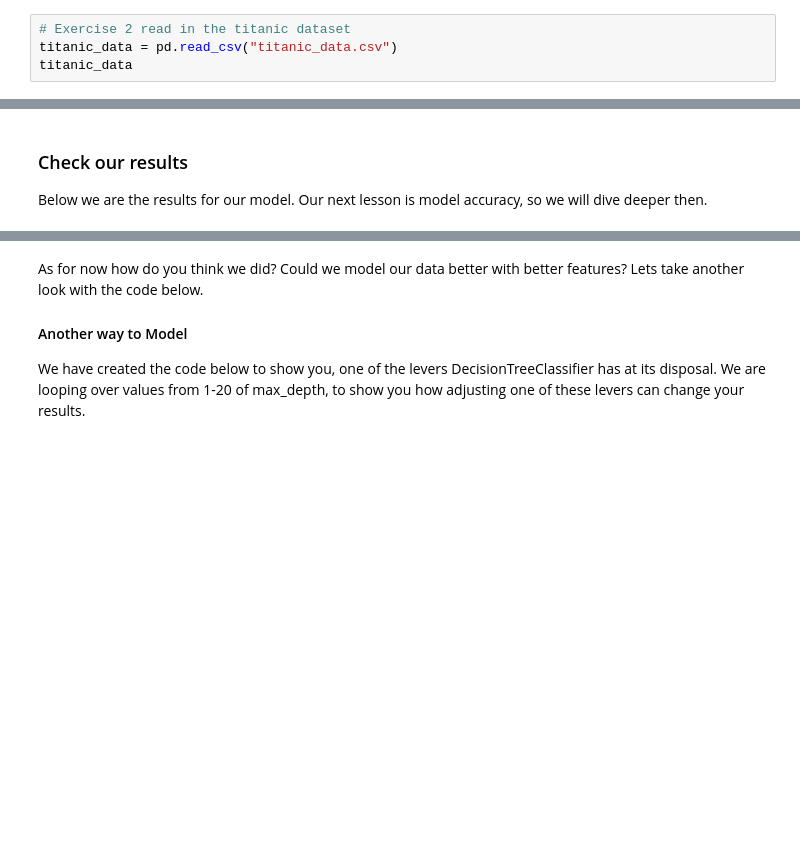
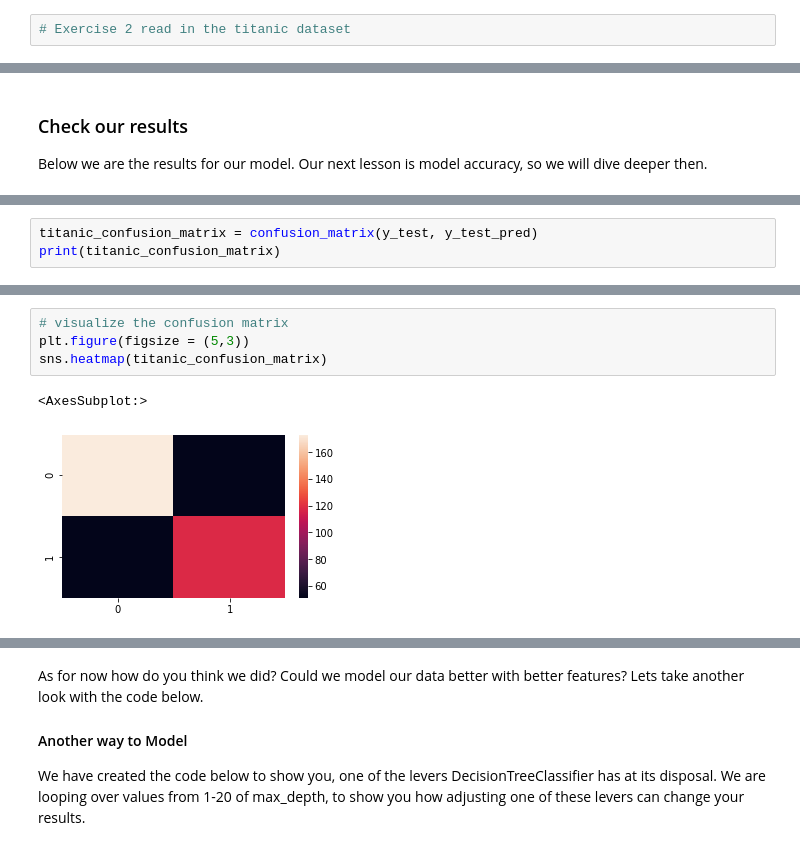
Before and after one commit to theLeague-AI/TheLeagueAI_main, a Jupyter notebook: Lesson_10_Accuracy_Metrics/Lesson_10_Accuracy_Metrics.ipynb, the cells around one changed output, grey strips where cells are left out. Cells and saved outputs as stored; diff of their text form; blank space fills up the shorter version.

```diff
--- a/Lesson_10_Accuracy_Metrics/Lesson_10_Accuracy_Metrics.ipynb
+++ b/Lesson_10_Accuracy_Metrics/Lesson_10_Accuracy_Metrics.ipynb
@@ -50,8 +50,6 @@ import plotly.express as px
 ### Read in your data
 # %%
 # Exercise 2 read in the titanic dataset
-titanic_data = pd.read_csv("titanic_data.csv")
-titanic_data
 # %% [output]
 |  | pclass | survived | name | sex | age | sibsp | parch | ticket | fare | cabin | embarked | ... |
 | 0 | 1 | 1 | Allen, Miss. Elisabeth Walton | female | 29 | 0 | 0 | 24160 | 211.3375 | B5 | S | ... |
@@ -495,0 +542,3 @@ Below we are the results for our model. Our next lesson is model accuracy, so we
+# %%
+titanic_confusion_matrix = confusion_matrix(y_test, y_test_pred)
+print(titanic_confusion_matrix)
@@ -495,0 +561,7 @@ Below we are the results for our model. Our next lesson is model accuracy, so we
+# %%
+# visualize the confusion matrix
+plt.figure(figsize = (5,3))
+sns.heatmap(titanic_confusion_matrix)
+# %% [output]
+<AxesSubplot:>
+[figure, added]
```
Also changed, not shown: parts of 10 cells of this notebook.
